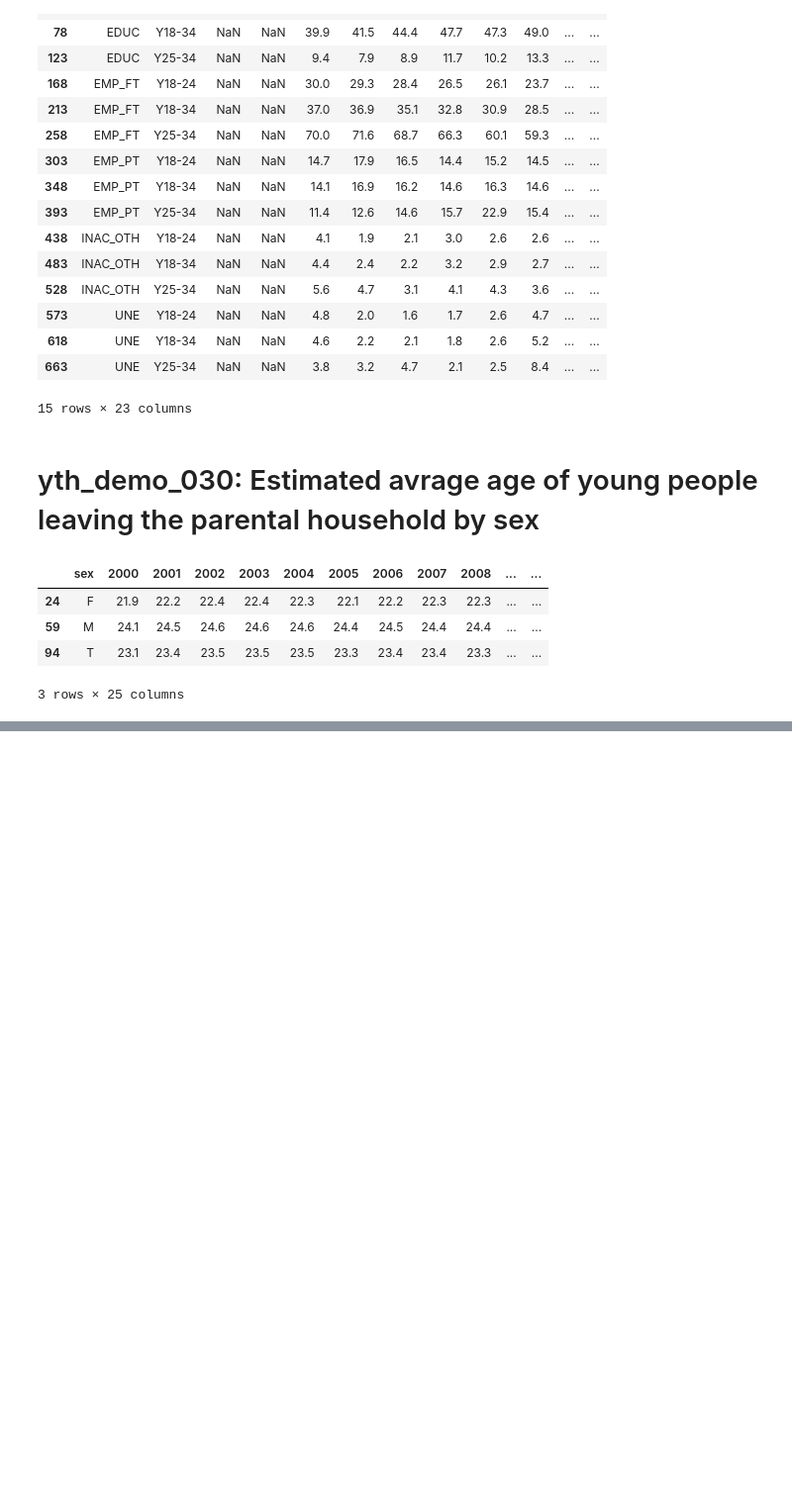
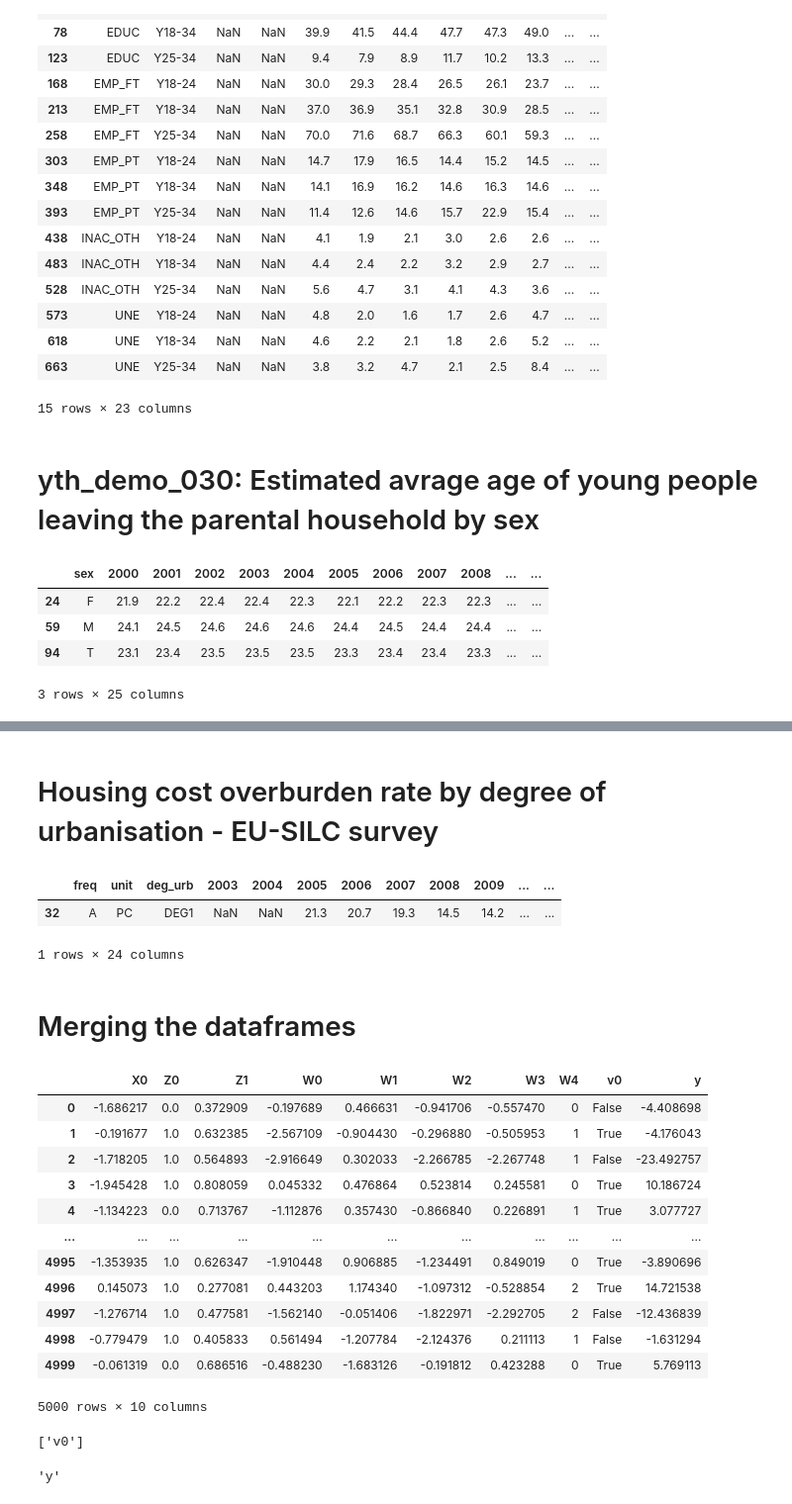
Before and after one commit to AnneLouisedb/Causality_Eurostat, a Jupyter notebook: research_outline.ipynb, the cells around one changed output, grey strips where cells are left out. Shown: that part at 99% size. Saved outputs shown, nothing was run; the diff lists cells and outputs as text; code cells hidden in the pictures; blank space fills up the shorter version.

```diff
--- a/research_outline.ipynb
+++ b/research_outline.ipynb
@@ -331,0 +373,59 @@ df_n
+# %% [markdown]
+# Housing cost overburden rate by degree of urbanisation - EU-SILC survey
+# %%
+df_n = eurostat.get_data_df('ilc_lvho07d')
+df_n.rename({'geo\TIME_PERIOD':'geo'},inplace=True,axis=1)
+
+df_n['country'] = df_n['geo'].replace(eurostat_dictionary)
+df_n.drop(['geo'],axis=1,inplace=True)
+# df_n.drop(['agedef'],axis=1,inplace=True)
+# df_n = df_n[df_n['unit'] == 'PC']
+# df_n = df_n[df_n['sex'] == 'T']
+df_n = df_n[df_n['deg_urb'] == 'DEG1']
+df_n = df_n[df_n['country'] == COUNTRY]
+df_n
+# %% [output]
+|  | freq | unit | deg_urb | 2003 | 2004 | 2005 | 2006 | 2007 | 2008 | 2009 | ... | ... |
+| 32 | A | PC | DEG1 | NaN | NaN | 21.3 | 20.7 | 19.3 | 14.5 | 14.2 | ... | ... |
+1 rows × 24 columns
+# %% [markdown]
+# Merging the dataframes
+# %%
+import numpy as np
+
+from dowhy import CausalModel
+import dowhy.datasets
+
+data = dowhy.datasets.linear_dataset(beta=10,
+        num_common_causes=5,
+        num_instruments = 2,
+        num_effect_modifiers=1,
+        num_samples=5000,
+        treatment_is_binary=True,
+        stddev_treatment_noise=10,
+        num_discrete_common_causes=1)
+df = data["df"]
+
+df
+# %% [output]
+|  | X0 | Z0 | Z1 | W0 | W1 | W2 | W3 | W4 | v0 | y |
+| 0 | -1.686217 | 0.0 | 0.372909 | -0.197689 | 0.466631 | -0.941706 | -0.557470 | 0 | False | -4.408698 |
+| 1 | -0.191677 | 1.0 | 0.632385 | -2.567109 | -0.904430 | -0.296880 | -0.505953 | 1 | True | -4.176043 |
+| 2 | -1.718205 | 1.0 | 0.564893 | -2.916649 | 0.302033 | -2.266785 | -2.267748 | 1 | False | -23.492757 |
+| 3 | -1.945428 | 1.0 | 0.808059 | 0.045332 | 0.476864 | 0.523814 | 0.245581 | 0 | True | 10.186724 |
+| 4 | -1.134223 | 0.0 | 0.713767 | -1.112876 | 0.357430 | -0.866840 | 0.226891 | 1 | True | 3.077727 |
+| ... | ... | ... | ... | ... | ... | ... | ... | ... | ... | ... |
+| 4995 | -1.353935 | 1.0 | 0.626347 | -1.910448 | 0.906885 | -1.234491 | 0.849019 | 0 | True | -3.890696 |
+| 4996 | 0.145073 | 1.0 | 0.277081 | 0.443203 | 1.174340 | -1.097312 | -0.528854 | 2 | True | 14.721538 |
+| 4997 | -1.276714 | 1.0 | 0.477581 | -1.562140 | -0.051406 | -1.822971 | -2.292705 | 2 | False | -12.436839 |
+| 4998 | -0.779479 | 1.0 | 0.405833 | 0.561494 | -1.207784 | -2.124376 | 0.211113 | 1 | False | -1.631294 |
+| 4999 | -0.061319 | 0.0 | 0.686516 | -0.488230 | -1.683126 | -0.191812 | 0.423288 | 0 | True | 5.769113 |
+5000 rows × 10 columns
+# %%
+data["treatment_name"]
+# %% [output]
+['v0']
+# %%
+data["outcome_name"]
+# %% [output]
+'y'
```
Also changed, not shown: parts of 6 cells of this notebook.
